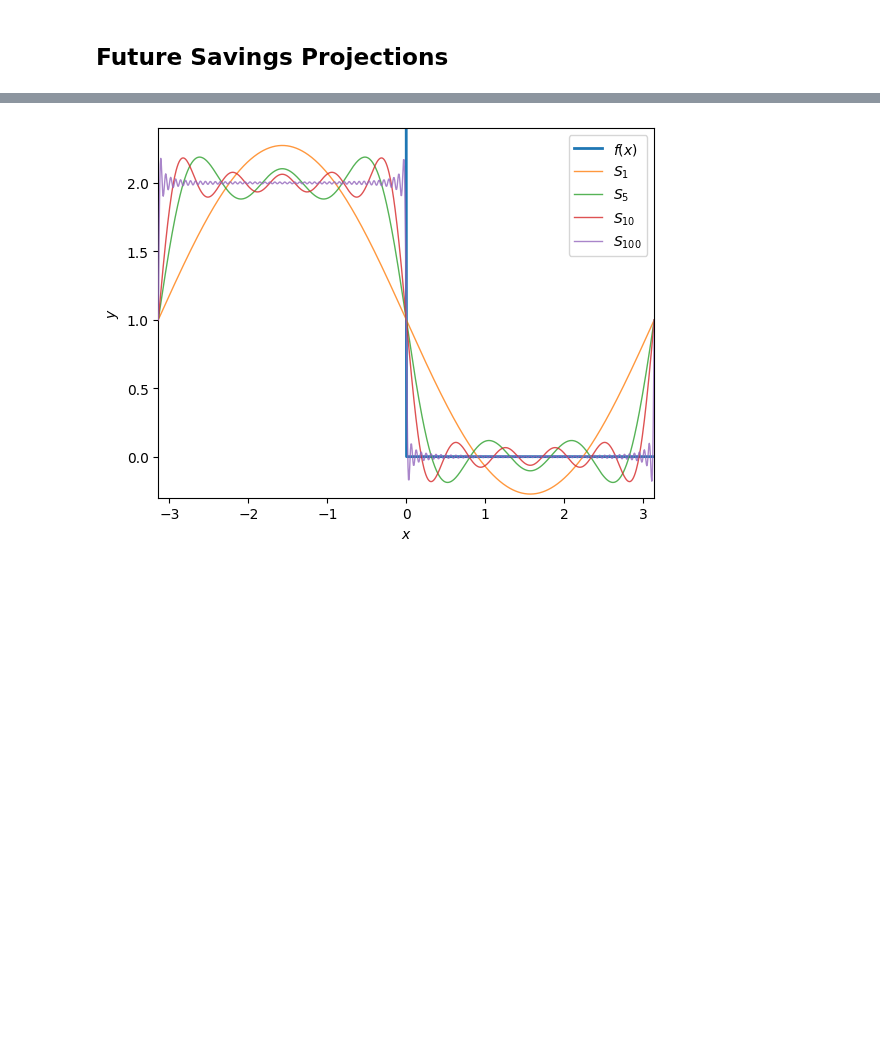
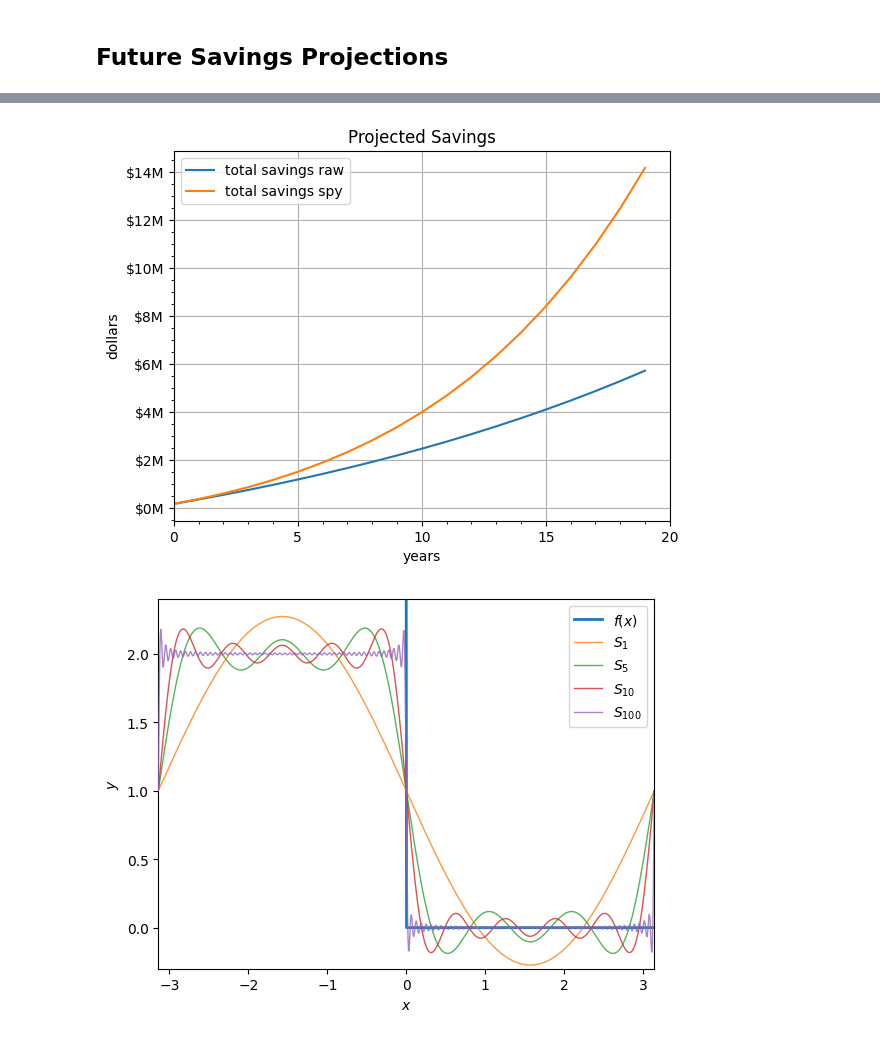
Before and after one commit to rkingery/notebooks, a Jupyter notebook: personal-finance.ipynb, the cells around one changed output, grey strips where cells are left out. Cells and saved outputs as stored; diff of their text form; code cells hidden in the pictures; blank space fills up the shorter version.

Commit message:
auto commit 2024-11-15 17:01:21

```diff
--- a/personal-finance.ipynb
+++ b/personal-finance.ipynb
@@ -352,14 +296,13 @@ num_months_remaining = 8
 # %%
 import pandas as pd
 import numpy as np
-import matplotlib.pyplot as plt
 
-def calculate_financials(comp, tax_rate, raise_rate, spending, inflation_rate, spy_rate, n_years):
+def calculate_financials(comp, tax_rate, raise_rate, spending, inflation_rate, spy_rate, n_years, initial_savings=0):
     df = pd.DataFrame({'year': range(1, n_years + 1)})
     df['gross comp'] = comp * (1 + raise_rate) ** (df['year'] - 1)
     df['net comp'] = df['gross comp'] * (1 - tax_rate)
     df['spending'] = spending * (1 + inflation_rate) ** (df['year'] - 1)
-    df['savings'] = df['net comp'] - df['spending']
+    df['savings'] = df['net comp'] - df['spending'] + initial_savings
     df['total savings raw'] = df['savings'].cumsum()
     df.loc[0, 'total savings spy'] = df.loc[0, 'savings']
     for i in range(1, n_years):
@@ -372,5 +315,6 @@ def calculate_financials(comp, tax_rate, raise_rate, spending, inflation_rate, s
     df['total savings spy'] = df['total savings spy'].map(lambda x: f'${x:,.2f}')
     return df
 
-df = calculate_financials(comp=288_000.00, tax_rate=0.35, raise_rate=0.05, spending=60_000.00, inflation_rate=0.02, spy_rate=0.1, n_years=20)
+df = calculate_financials(comp=288_000.00, tax_rate=0.35, raise_rate=0.05, spending=60_000.00, inflation_rate=0.02, spy_rate=0.1, n_years=20,
+                          initial_savings=50_000)
 df
@@ -377,3 +339,21 @@ df
+# %%
+import matplotlib.pyplot as plt
+from matplotlib.ticker import FuncFormatter, AutoMinorLocator
+
+df[['total savings raw', 'total savings spy']].map(lambda x: float(x.replace('$', '').replace(',', ''))).plot()
+plt.xticks(range(0, len(df)+1, 5))
+plt.gca().yaxis.set_major_formatter(FuncFormatter(lambda x, pos: f'${int(x * 1e-6):d}M'))
+plt.gca().xaxis.set_minor_locator(AutoMinorLocator(5))
+plt.gca().yaxis.set_minor_locator(AutoMinorLocator(5))
+plt.minorticks_on()
+plt.xlim(0, len(df))
+plt.xlabel('years')
+plt.ylabel('dollars')
+plt.title('Projected Savings')
+plt.grid()
+plt.show()
+# %% [output]
+[figure, added]
 # %%
 # import matplotlib.pyplot as plt
 # import numpy as np
```
Also changed, not shown: parts of 47 cells of this notebook.
